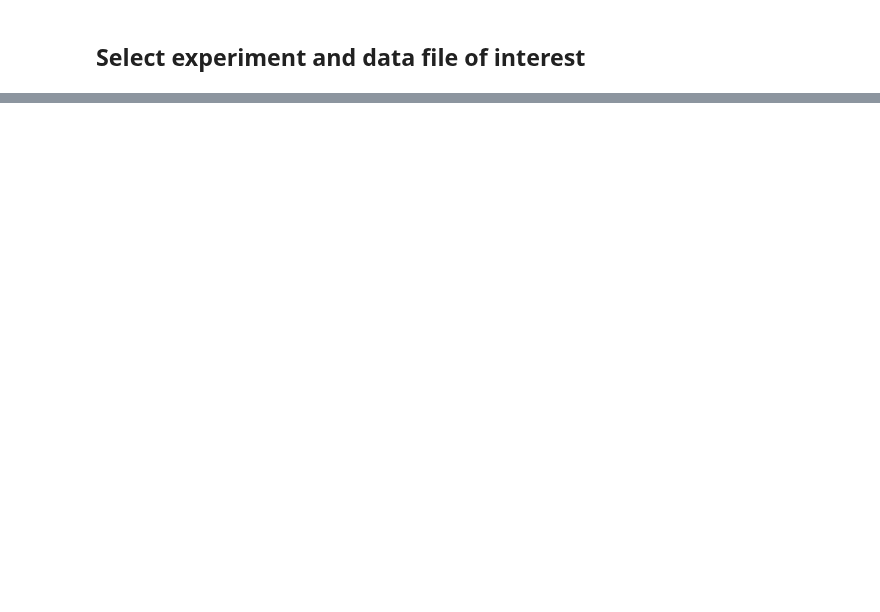
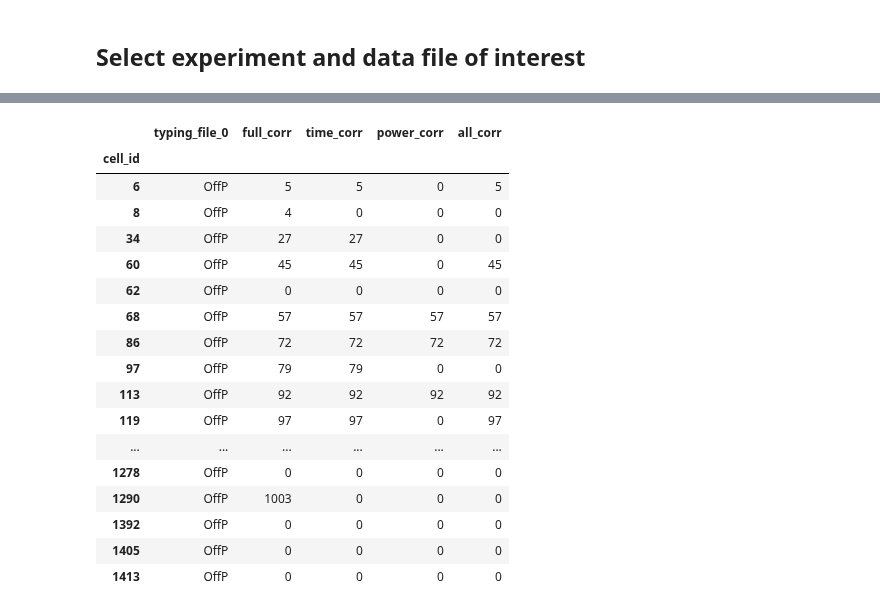
Before and after one commit to DRezeanu/retinanalysis, a Jupyter notebook: nbs/dr_testbed.ipynb, the cells around one changed output, grey strips where cells are left out. Drawn from its saved outputs; the diff is of its cells as text; code cells hidden in the pictures; blank space fills up the shorter version.

Commit message:
updated ei_corr and cluster_match
added methods to ei_corr and cluster_match. work in progress

```diff
--- a/nbs/dr_testbed.ipynb
+++ b/nbs/dr_testbed.ipynb
@@ -15,11 +34,13 @@ display(experiment_query)
 # %% [markdown]
 ## Select experiment and data file of interest
 # %%
-exp_name = experiment_query.loc[1, 'exp_name']
-datafile_name = experiment_query.loc[1,'datafile_name']
+exp_name = experiment_query.loc[0, 'exp_name']
+datafile_name = experiment_query.loc[0,'datafile_name']
 
 # Create stim, response, analysis_chunk and pipeline class
 stim = ra.StimBlock(exp_name, datafile_name)
 response = ra.ResponseBlock(exp_name, datafile_name)
 analysis_chunk = ra.AnalysisChunk(exp_name, stim.nearest_noise_chunk)
 pipeline = ra.MEAPipeline(stim, response, analysis_chunk)
+
+print(analysis_chunk.chunk_name)
@@ -25,0 +57,5 @@ pipeline = ra.MEAPipeline(stim, response, analysis_chunk)
+# %%
+full_corr = pipeline.classification_transfer('chunk3', output_typing_file = 'fullCorr_classification.txt', use_isi = True, use_timecourse = True, method = 'full')
+space_corr = pipeline.classification_transfer('chunk3', output_typing_file = 'spaceCorr_classification.txt', use_isi = True, use_timecourse = True, method = 'space')
+power_corr = pipeline.classification_transfer('chunk3', output_typing_file = 'powerCorr_classification.txt', use_isi = True, use_timecourse = True, method = 'power')
+all_corr = pipeline.classification_transfer('chunk3', output_typing_file = 'allCorr_classification.txt', use_isi = True, use_timecourse = True, method = 'all')
@@ -25,0 +115,46 @@ pipeline = ra.MEAPipeline(stim, response, analysis_chunk)
+# %%
+
+
+pd.set_option('display.max_rows', None)
+
+def add_matches(input_df, column_name, match_dict, protocol_ids):
+
+    for id in protocol_ids:
+        if id in match_dict:
+            pass
+        else:
+            match_dict[id] = 0
+
+    input_df[column_name] = match_dict
+
+    return input_df
+
+corr_compare = analysis_chunk.df_cell_params[['cell_id', 'typing_file_0']].copy()
+protocol_ids = corr_compare['cell_id'].values
+corr_compare = corr_compare.set_index('cell_id')
+
+corr_compare  = add_matches(corr_compare, 'full_corr', full_corr, protocol_ids)
+corr_compare = add_matches(corr_compare, 'space_corr', space_corr, protocol_ids)
+corr_compare = add_matches(corr_compare, 'power_corr', power_corr, protocol_ids)
+corr_compare = add_matches(corr_compare, 'all_corr', all_corr, protocol_ids)
+
+display(corr_compare.query('typing_file_0 == "OffP"'))
+# %% [output]
+|  | typing_file_0 | full_corr | time_corr | power_corr | all_corr |
+| cell_id |  |  |  |  |  |
+| 6 | OffP | 5 | 5 | 0 | 5 |
+| 8 | OffP | 4 | 0 | 0 | 0 |
+| 34 | OffP | 27 | 27 | 0 | 0 |
+| 60 | OffP | 45 | 45 | 0 | 45 |
+| 62 | OffP | 0 | 0 | 0 | 0 |
+| 68 | OffP | 57 | 57 | 57 | 57 |
+| 86 | OffP | 72 | 72 | 72 | 72 |
+| 97 | OffP | 79 | 79 | 0 | 0 |
+| 113 | OffP | 92 | 92 | 92 | 92 |
+| 119 | OffP | 97 | 97 | 0 | 97 |
+| ... | ... | ... | ... | ... | ... |
+| 1278 | OffP | 0 | 0 | 0 | 0 |
+| 1290 | OffP | 1003 | 0 | 0 | 0 |
+| 1392 | OffP | 0 | 0 | 0 | 0 |
+| 1405 | OffP | 0 | 0 | 0 | 0 |
+| 1413 | OffP | 0 | 0 | 0 | 0 |
```
Also changed, not shown: parts of 5 cells of this notebook, 2 other files.
